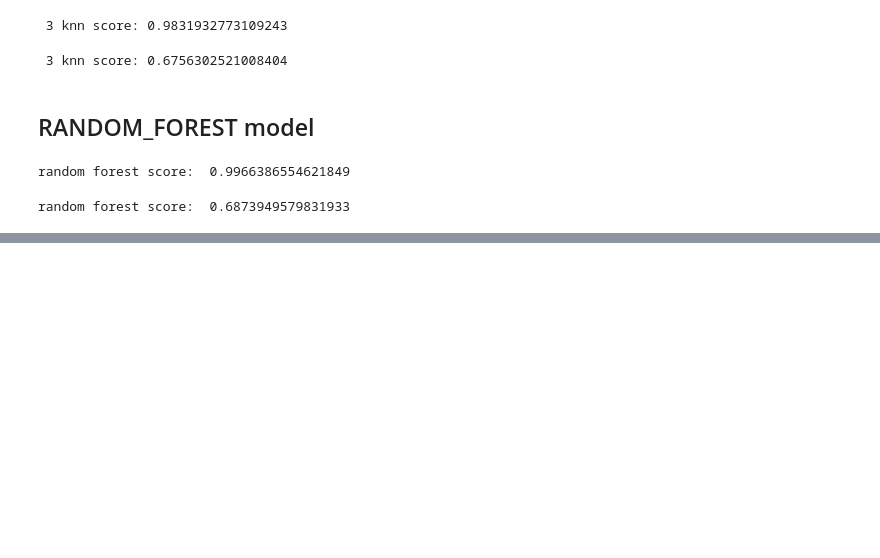
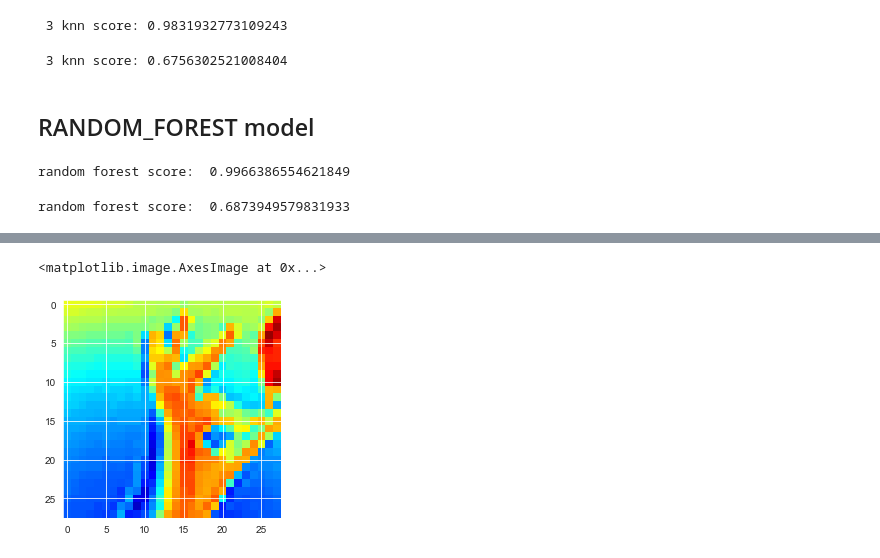
Before and after one commit to dinamaizlis/Sing_Language, a Jupyter notebook: Sing Language-Comparison.ipynb, the cells around one changed output, grey strips where cells are left out. Saved outputs shown, nothing was run; the diff lists cells and outputs as text; code cells hidden in the pictures; blank space fills up the shorter version.

```diff
--- a/Sing Language-Comparison.ipynb
+++ b/Sing Language-Comparison.ipynb
@@ -184,0 +198,10 @@ Please also refer to the documentation for alternative solver options:
+# %%
+import cv2
+plt.imsave('test.png',np.reshape(test[5],(28,28)))
+img = cv2.imread('test.png', 1)
+gray_img = cv2.cvtColor(img, cv2.COLOR_BGR2GRAY)
+heatmap_img = cv2.applyColorMap(gray_img, cv2.COLORMAP_JET)
+plt.imshow(heatmap_img)
+# %% [output]
+<matplotlib.image.AxesImage at 0x...>
+[figure, added]
```
Also changed, not shown: parts of 17 cells of this notebook.
